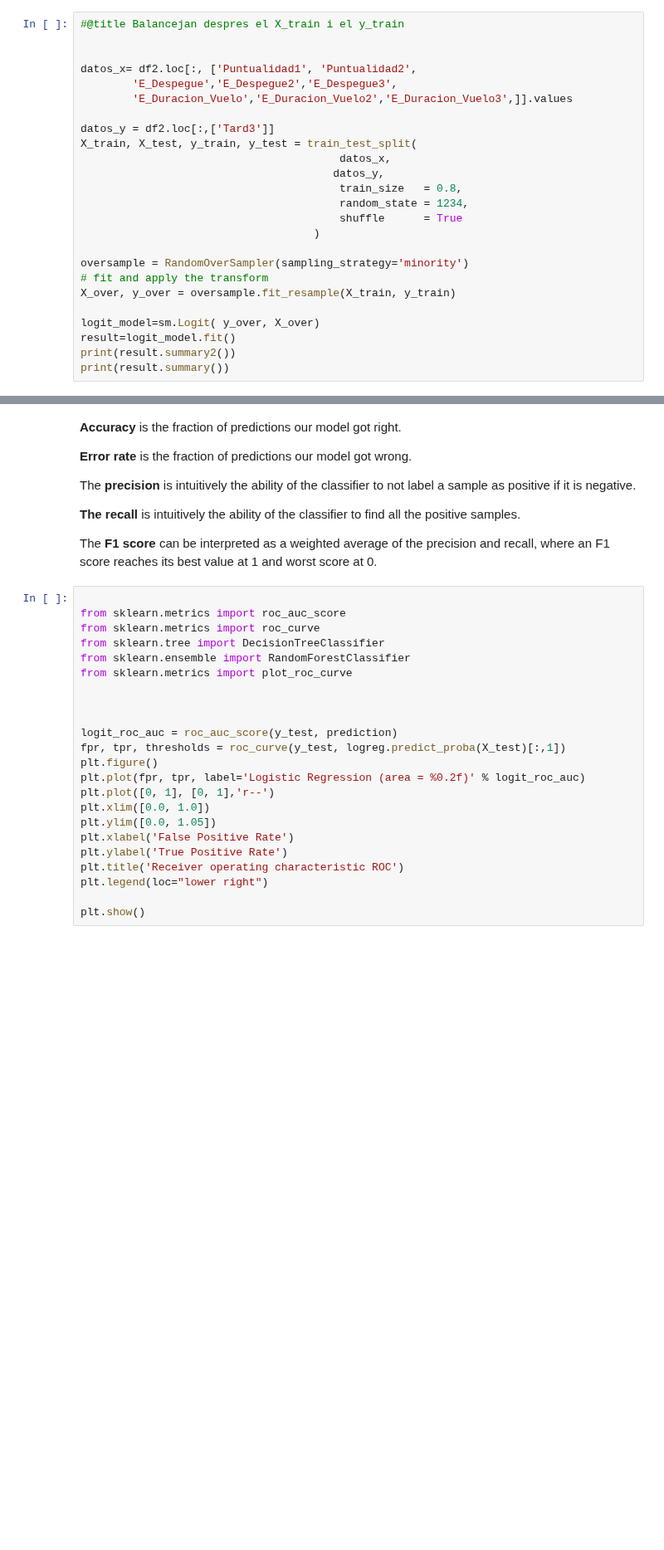
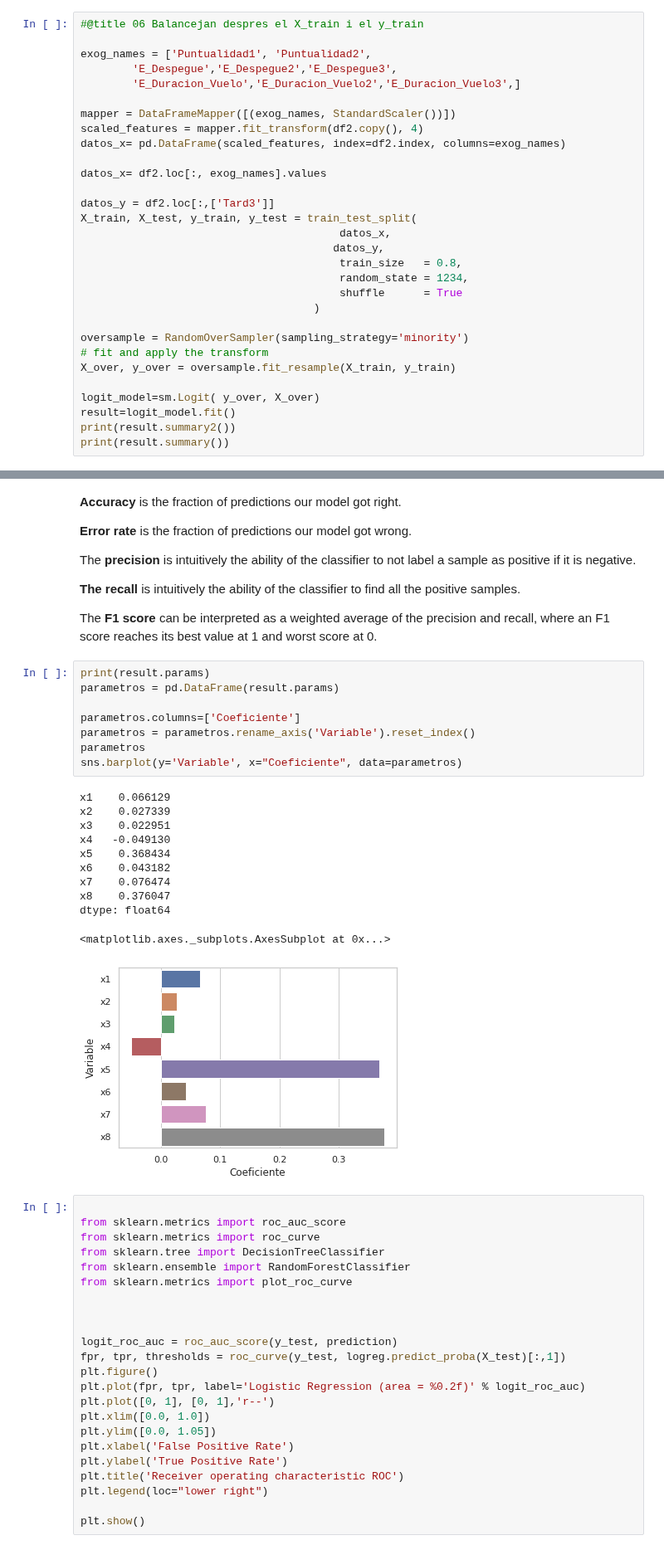
Before and after one commit to JMML2021/Entrega-projecte-final, a Jupyter notebook: utilitzar_loggistic_regression_per_mirar_els_coeficients_.ipynb, the cells around one changed output, grey strips where cells are left out. Shown at 83% size. Drawn from its saved outputs; the diff is of its cells as text; blank space fills up the shorter version.

```diff
--- a/utilitzar_loggistic_regression_per_mirar_els_coeficients_.ipynb
+++ b/utilitzar_loggistic_regression_per_mirar_els_coeficients_.ipynb
@@ -536,12 +536,17 @@ plt.show()
 Counter({'Tard3': 1})
 [figure]
 # %%
-#@title Balancejan despres el X_train i el y_train
+#@title 06 Balancejan despres el X_train i el y_train
 
+exog_names = ['Puntualidad1', 'Puntualidad2',
+        'E_Despegue','E_Despegue2','E_Despegue3',
+        'E_Duracion_Vuelo','E_Duracion_Vuelo2','E_Duracion_Vuelo3',]
 
-datos_x= df2.loc[:, ['Puntualidad1', 'Puntualidad2',
-        'E_Despegue','E_Despegue2','E_Despegue3',
-        'E_Duracion_Vuelo','E_Duracion_Vuelo2','E_Duracion_Vuelo3',]].values
+mapper = DataFrameMapper([(exog_names, StandardScaler())])
+scaled_features = mapper.fit_transform(df2.copy(), 4)
+datos_x= pd.DataFrame(scaled_features, index=df2.index, columns=exog_names)
+
+datos_x= df2.loc[:, exog_names].values
 
 datos_y = df2.loc[:,['Tard3']]
 X_train, X_test, y_train, y_test = train_test_split(
@@ -624,6 +629,26 @@ The **precision** is intuitively the ability of the classifier to not label a sa
 **The recall** is intuitively the ability of the classifier to find all the positive samples.
 
 The **F1 score** can be interpreted as a weighted average of the precision and recall, where an F1 score reaches its best value at 1 and worst score at 0.
+# %%
+print(result.params)
+parametros = pd.DataFrame(result.params)
+
+parametros.columns=['Coeficiente']
+parametros = parametros.rename_axis('Variable').reset_index()
+parametros
+sns.barplot(y='Variable', x="Coeficiente", data=parametros)
+# %% [output]
+x1    0.066129
+x2    0.027339
+x3    0.022951
+x4   -0.049130
+x5    0.368434
+x6    0.043182
+x7    0.076474
+x8    0.376047
+dtype: float64
+<matplotlib.axes._subplots.AxesSubplot at 0x...>
+[figure, added]
 # %%
 
 from sklearn.metrics import roc_auc_score
```
Also changed, not shown: parts of 11 cells of this notebook.
